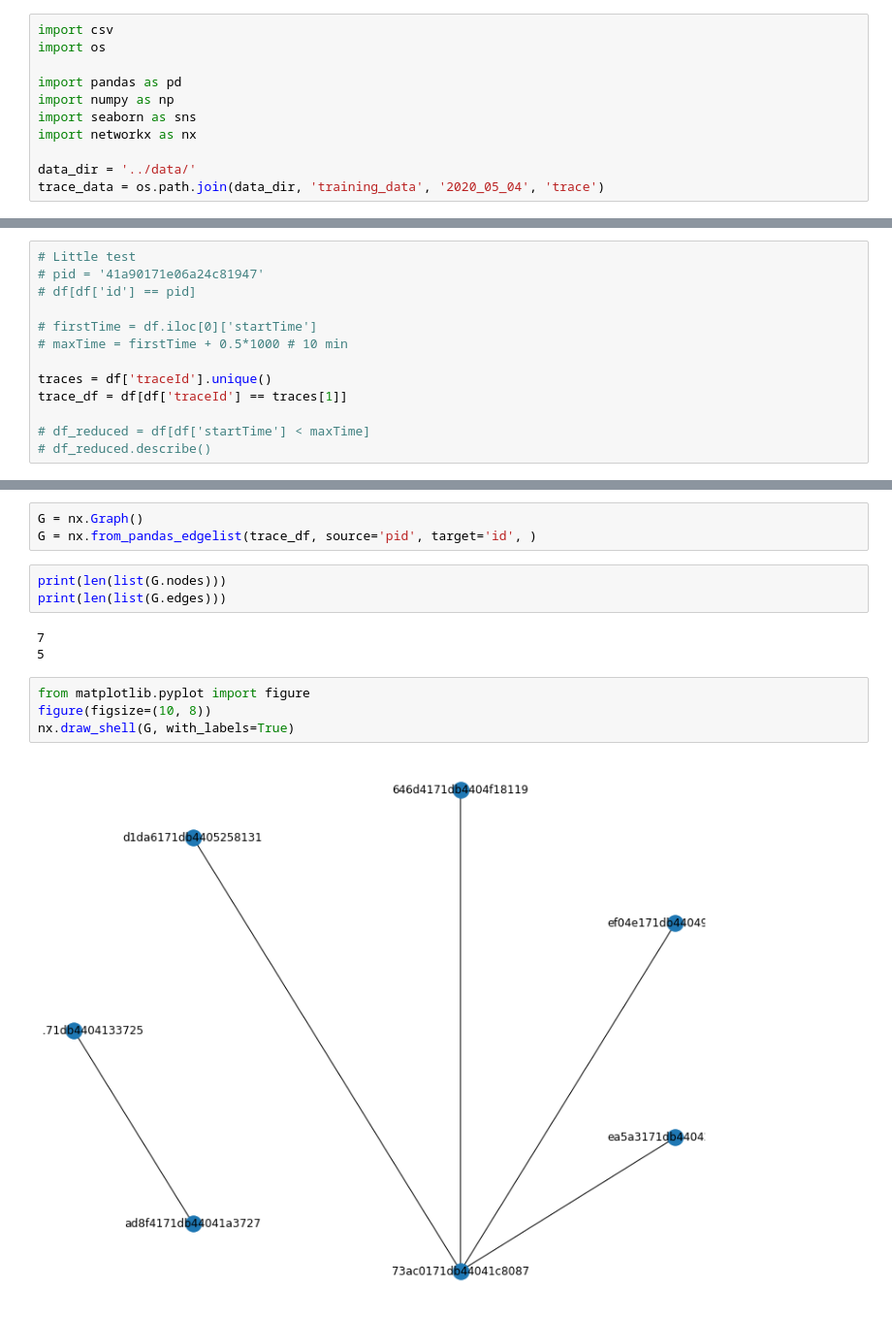
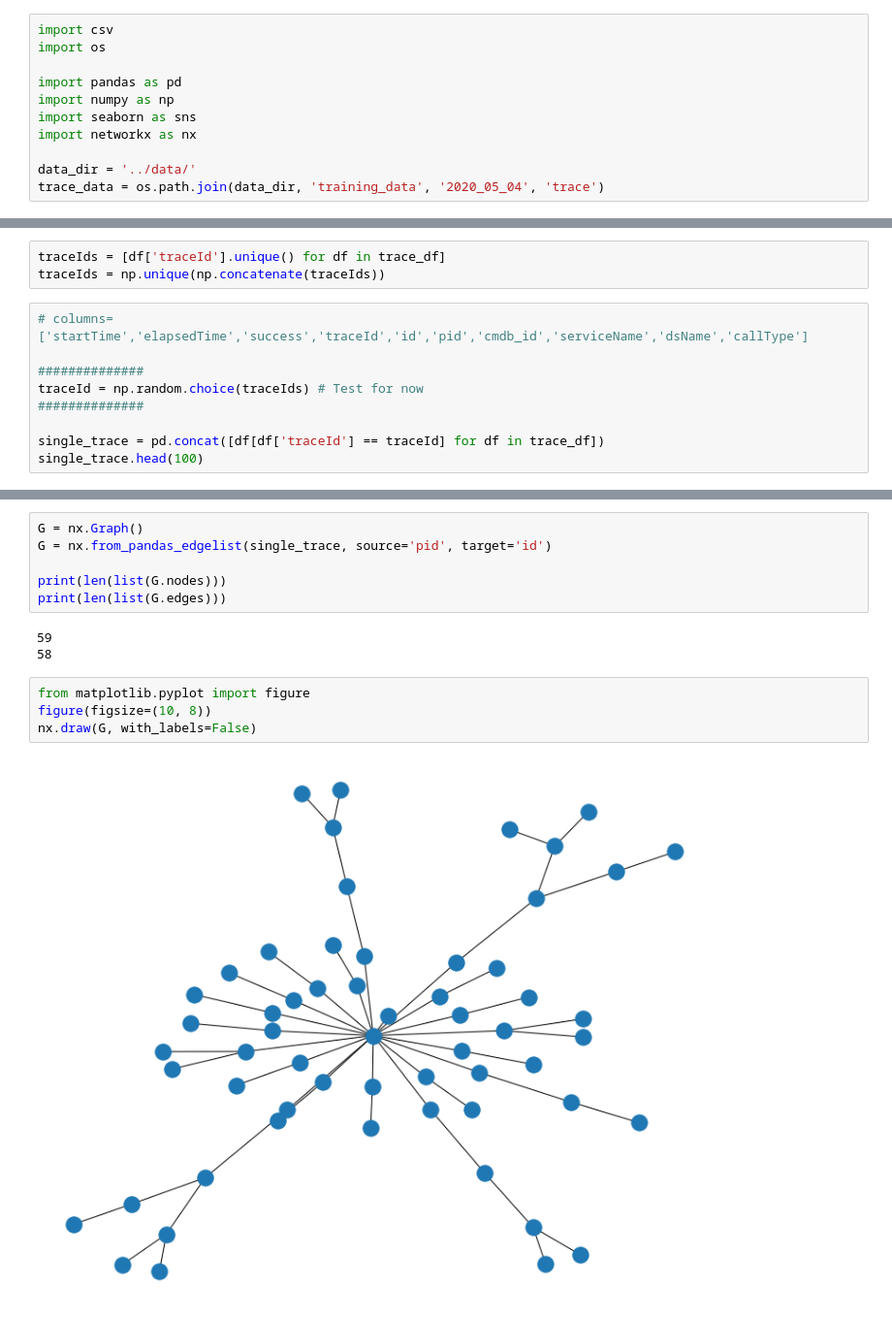
Before and after one commit to meng2468/AIOps-Challenge, a Jupyter notebook: data_processing/trace_to_graph.ipynb, the cells around one changed output, grey strips where cells are left out. Shown: that part at 97% size. Cells and saved outputs as stored; diff of their text form.

```diff
--- a/data_processing/trace_to_graph.ipynb
+++ b/data_processing/trace_to_graph.ipynb
@@ -24,13 +15,12 @@ df.tail()
-# %%
-# Little test
-# pid = '41a90171e06a24c81947'
-# df[df['id'] == pid]
-
-# firstTime = df.iloc[0]['startTime']
-# maxTime = firstTime + 0.5*1000 # 10 min
-
-traces = df['traceId'].unique()
-trace_df = df[df['traceId'] == traces[1]]
-
-# df_reduced = df[df['startTime'] < maxTime]
-# df_reduced.describe()
+# %%
+traceIds = [df['traceId'].unique() for df in trace_df]
+traceIds = np.unique(np.concatenate(traceIds))
+# %%
+# columns=['startTime','elapsedTime','success','traceId','id','pid','cmdb_id','serviceName','dsName','callType']
+
+##############
+traceId = np.random.choice(traceIds) # Test for now
+##############
+
+single_trace = pd.concat([df[df['traceId'] == traceId] for df in trace_df])
+single_trace.head(100)
@@ -37,15 +45,15 @@ trace_df = df[df['traceId'] == traces[1]]
 # %%
 G = nx.Graph()
-G = nx.from_pandas_edgelist(trace_df, source='pid', target='id', )
+G = nx.from_pandas_edgelist(single_trace, source='pid', target='id')
+
+print(len(list(G.nodes)))
+print(len(list(G.edges)))
+# %% [output]
+59
+58
-# %%
-print(len(list(G.nodes)))
-print(len(list(G.edges)))
-# %% [output]
-7
-5
 # %%
 from matplotlib.pyplot import figure
 figure(figsize=(10, 8))
-nx.draw_shell(G, with_labels=True)
+nx.draw(G, with_labels=False)
 # %% [output]
-[figure, old version]
+[figure, new version]
```
Also changed, not shown: parts of 2 cells of this notebook.
